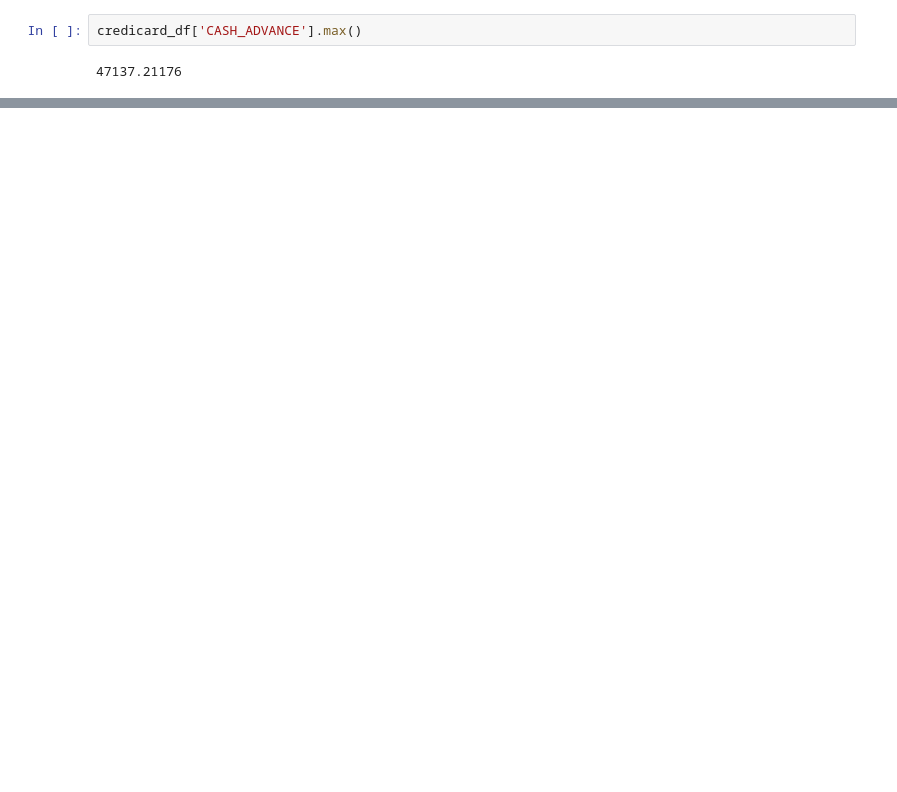
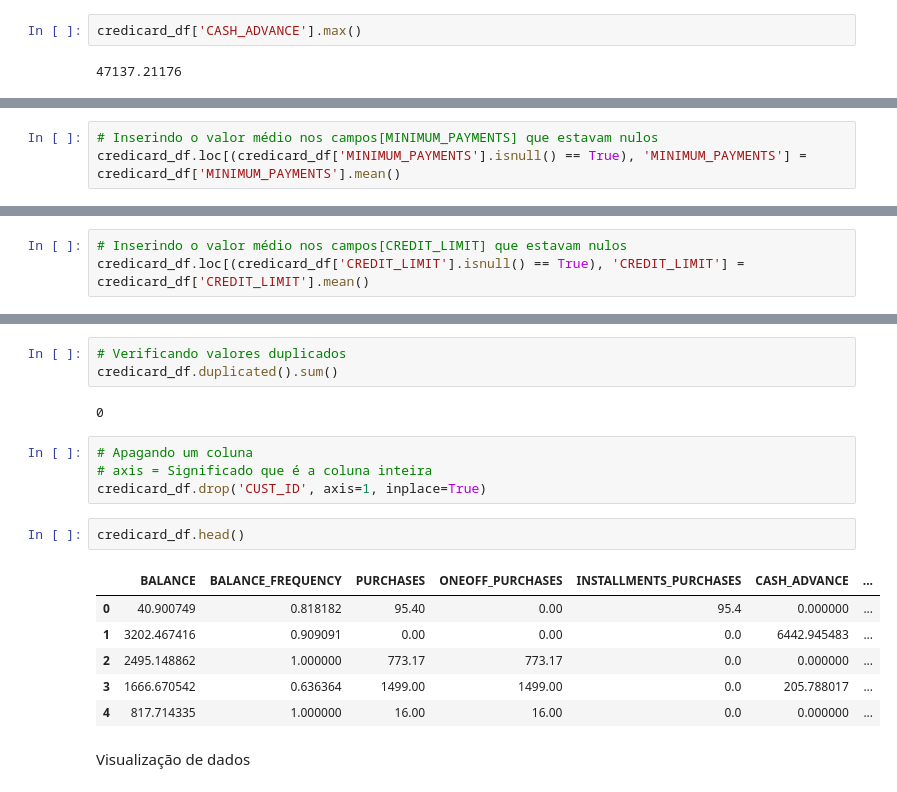
Before and after one commit to Rosivaldojesus/data_analysis, a Jupyter notebook: marketing/main.ipynb, the cells around one changed output, grey strips where cells are left out. Cells and saved outputs as stored; diff of their text form; blank space fills up the shorter version.

```diff
--- a/marketing/main.ipynb
+++ b/marketing/main.ipynb
@@ -66,0 +103,3 @@ credicard_df['CASH_ADVANCE'].max()
+# %%
+# Inserindo o valor médio nos campos[MINIMUM_PAYMENTS] que estavam nulos
+credicard_df.loc[(credicard_df['MINIMUM_PAYMENTS'].isnull() == True), 'MINIMUM_PAYMENTS'] = credicard_df['MINIMUM_PAYMENTS'].mean()
@@ -66,0 +111,3 @@ credicard_df['CASH_ADVANCE'].max()
+# %%
+# Inserindo o valor médio nos campos[CREDIT_LIMIT] que estavam nulos
+credicard_df.loc[(credicard_df['CREDIT_LIMIT'].isnull() == True), 'CREDIT_LIMIT'] = credicard_df['CREDIT_LIMIT'].mean()
@@ -66,0 +143,20 @@ credicard_df['CASH_ADVANCE'].max()
+# %%
+# Verificando valores duplicados
+credicard_df.duplicated().sum()
+# %% [output]
+0
+# %%
+# Apagando um coluna
+# axis = Significado que é a coluna inteira
+credicard_df.drop('CUST_ID', axis=1, inplace=True)
+# %%
+credicard_df.head()
+# %% [output]
+|  | BALANCE | BALANCE_FREQUENCY | PURCHASES | ONEOFF_PURCHASES | INSTALLMENTS_PURCHASES | CASH_ADVANCE | ... |
+| 0 | 40.900749 | 0.818182 | 95.40 | 0.00 | 95.4 | 0.000000 | ... |
+| 1 | 3202.467416 | 0.909091 | 0.00 | 0.00 | 0.0 | 6442.945483 | ... |
+| 2 | 2495.148862 | 1.000000 | 773.17 | 773.17 | 0.0 | 0.000000 | ... |
+| 3 | 1666.670542 | 0.636364 | 1499.00 | 1499.00 | 0.0 | 205.788017 | ... |
+| 4 | 817.714335 | 1.000000 | 16.00 | 16.00 | 0.0 | 0.000000 | ... |
+# %% [markdown]
+Visualização de dados
```
Also changed, not shown: parts of 12 cells of this notebook.
